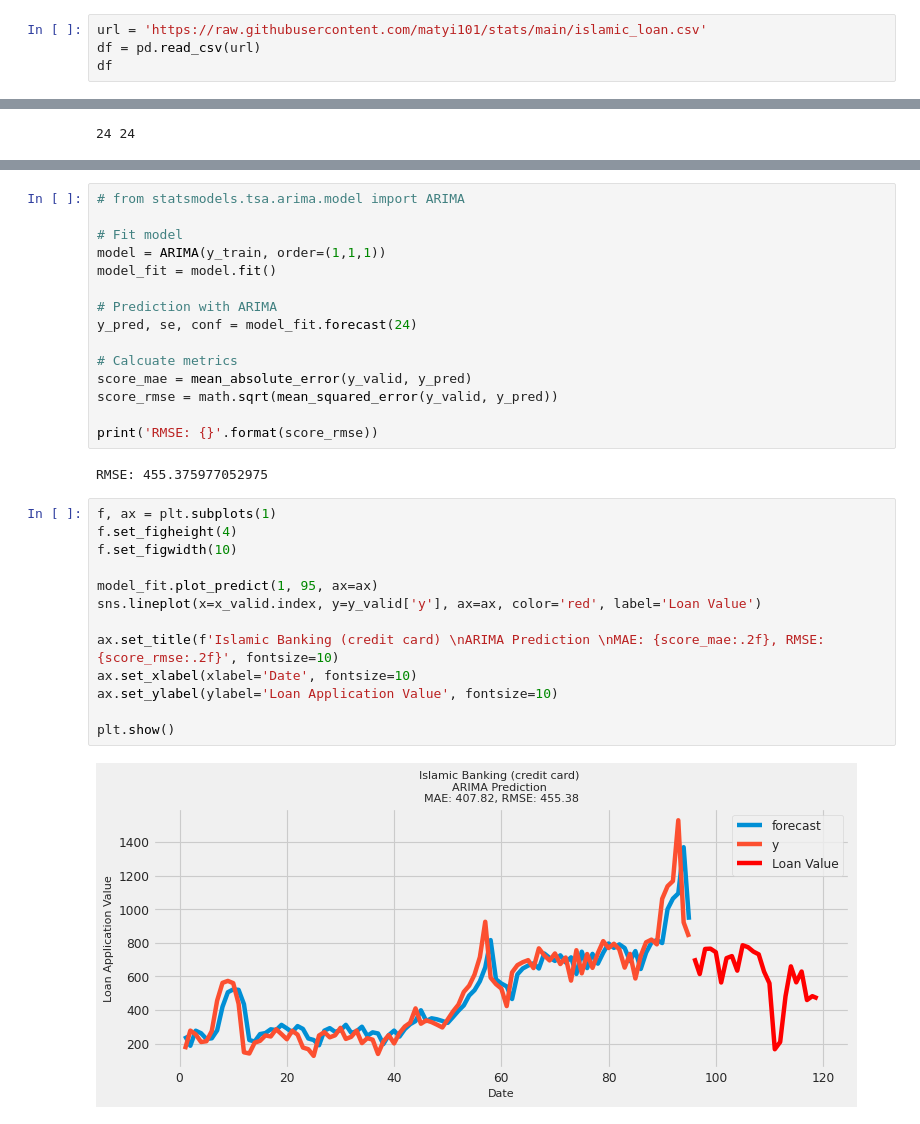
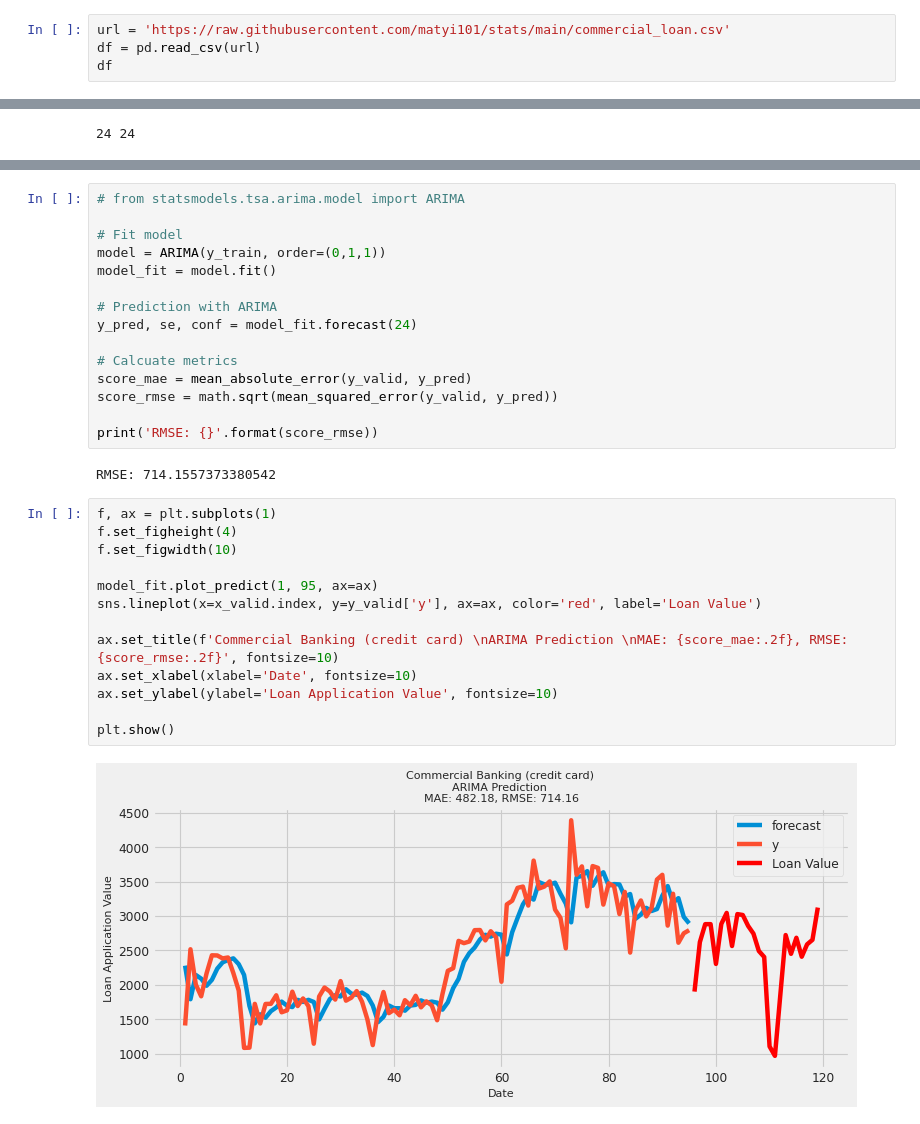
Before and after one commit to matyi101/stats, a Jupyter notebook: Forecasting_on_Credit_Card_Loan_Application_At_Islamic_Banking.ipynb, the cells around one changed output, grey strips where cells are left out. Drawn from its saved outputs; the diff is of its cells as text.

```diff
--- a/Forecasting_on_Credit_Card_Loan_Application_At_Islamic_Banking.ipynb
+++ b/Forecasting_on_Credit_Card_Loan_Application_At_Islamic_Banking.ipynb
@@ -21,7 +21,7 @@ sns.set()
 
 plt.style.use('fivethirtyeight')
 # %%
-url = 'https://raw.githubusercontent.com/matyi101/stats/main/islamic_loan.csv'
+url = 'https://raw.githubusercontent.com/matyi101/stats/main/commercial_loan.csv'
 df = pd.read_csv(url)
 df
 # %% [output]
@@ -355,7 +356,7 @@ plt.show()
 # from statsmodels.tsa.arima.model import ARIMA
 
 # Fit model
-model = ARIMA(y_train, order=(1,1,1))
+model = ARIMA(y_train, order=(0,1,1))
 model_fit = model.fit()
 
 # Prediction with ARIMA
@@ -367,22 +368,22 @@ score_rmse = math.sqrt(mean_squared_error(y_valid, y_pred))
 
 print('RMSE: {}'.format(score_rmse))
 # %% [output]
-RMSE: 455.375977052975
+RMSE: 714.1557373380542
 # %%
 f, ax = plt.subplots(1)
 f.set_figheight(4)
 f.set_figwidth(10)
 
 model_fit.plot_predict(1, 95, ax=ax)
 sns.lineplot(x=x_valid.index, y=y_valid['y'], ax=ax, color='red', label='Loan Value')
 
-ax.set_title(f'Islamic Banking (credit card) \nARIMA Prediction \nMAE: {score_mae:.2f}, RMSE: {score_rmse:.2f}', fontsize=10)
+ax.set_title(f'Commercial Banking (credit card) \nARIMA Prediction \nMAE: {score_mae:.2f}, RMSE: {score_rmse:.2f}', fontsize=10)
 ax.set_xlabel(xlabel='Date', fontsize=10)
 ax.set_ylabel(ylabel='Loan Application Value', fontsize=10)
 
 plt.show()
 # %% [output]
-[figure, old version]
+[figure, new version]
 # %%
 !pip install pmdarima
 import pmdarima as pm
```
Also changed, not shown: parts of 21 cells of this notebook.
